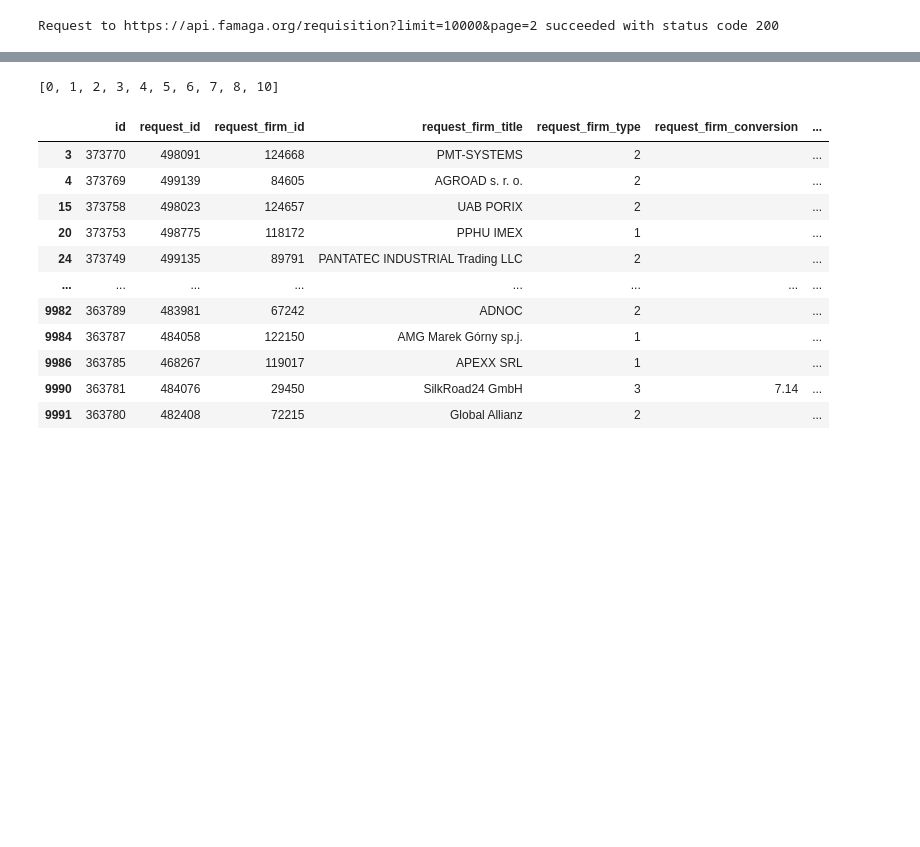
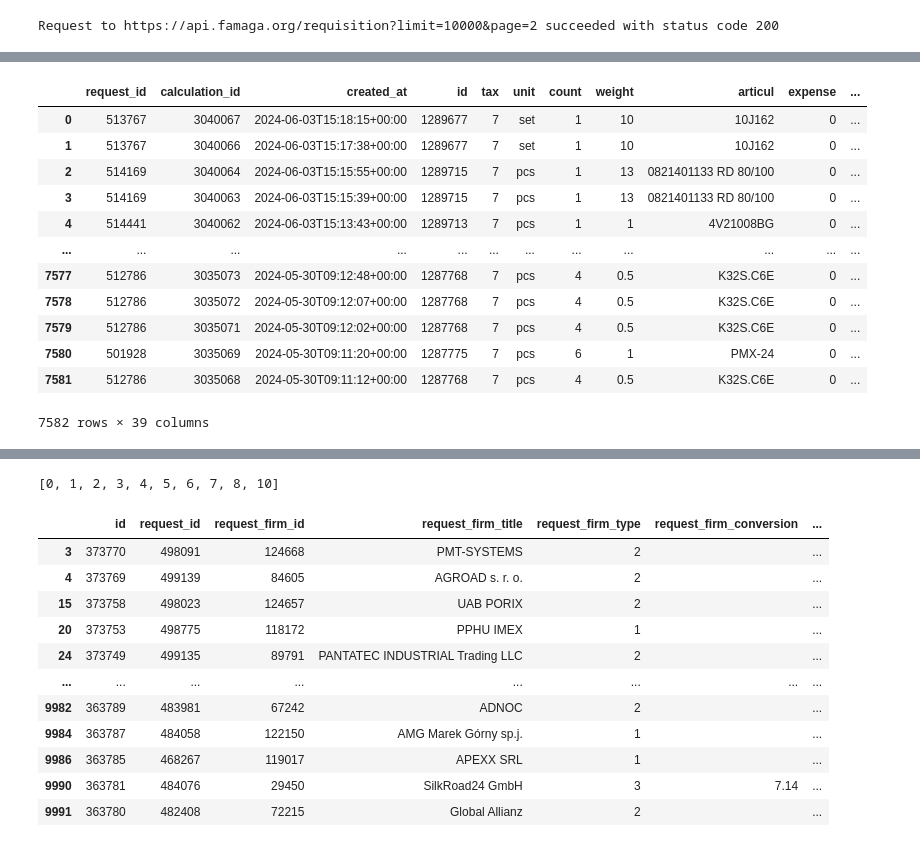
Before and after one commit to Valuamba/components_agent_sales, a Jupyter notebook: notebooks/famaga/DiscountProcessing_20240603.ipynb, the cells around one changed output, grey strips where cells are left out. Drawn from its saved outputs; the diff is of its cells as text; code cells hidden in the pictures; blank space fills up the shorter version.

```diff
--- a/notebooks/famaga/DiscountProcessing_20240603.ipynb
+++ b/notebooks/famaga/DiscountProcessing_20240603.ipynb
@@ -253,0 +304,16 @@ Request to https://api.famaga.org/calculation-history?limit=5000&page=1 succeede
+# %%
+calculations_df
+# %% [output]
+|  | request_id | calculation_id | created_at | id | tax | unit | count | weight | articul | expense | ... |
+| 0 | 513767 | 3040067 | 2024-06-03T15:18:15+00:00 | 1289677 | 7 | set | 1 | 10 | 10J162 | 0 | ... |
+| 1 | 513767 | 3040066 | 2024-06-03T15:17:38+00:00 | 1289677 | 7 | set | 1 | 10 | 10J162 | 0 | ... |
+| 2 | 514169 | 3040064 | 2024-06-03T15:15:55+00:00 | 1289715 | 7 | pcs | 1 | 13 | 0821401133 RD 80/100 | 0 | ... |
+| 3 | 514169 | 3040063 | 2024-06-03T15:15:39+00:00 | 1289715 | 7 | pcs | 1 | 13 | 0821401133 RD 80/100 | 0 | ... |
+| 4 | 514441 | 3040062 | 2024-06-03T15:13:43+00:00 | 1289713 | 7 | pcs | 1 | 1 | 4V21008BG | 0 | ... |
+| ... | ... | ... | ... | ... | ... | ... | ... | ... | ... | ... | ... |
+| 7577 | 512786 | 3035073 | 2024-05-30T09:12:48+00:00 | 1287768 | 7 | pcs | 4 | 0.5 | K32S.C6E | 0 | ... |
+| 7578 | 512786 | 3035072 | 2024-05-30T09:12:07+00:00 | 1287768 | 7 | pcs | 4 | 0.5 | K32S.C6E | 0 | ... |
+| 7579 | 512786 | 3035071 | 2024-05-30T09:12:02+00:00 | 1287768 | 7 | pcs | 4 | 0.5 | K32S.C6E | 0 | ... |
+| 7580 | 501928 | 3035069 | 2024-05-30T09:11:20+00:00 | 1287775 | 7 | pcs | 6 | 1 | PMX-24 | 0 | ... |
+| 7581 | 512786 | 3035068 | 2024-05-30T09:11:12+00:00 | 1287768 | 7 | pcs | 4 | 0.5 | K32S.C6E | 0 | ... |
+7582 rows × 39 columns
```
Also changed, not shown: parts of 11 cells of this notebook, 3 other files.
